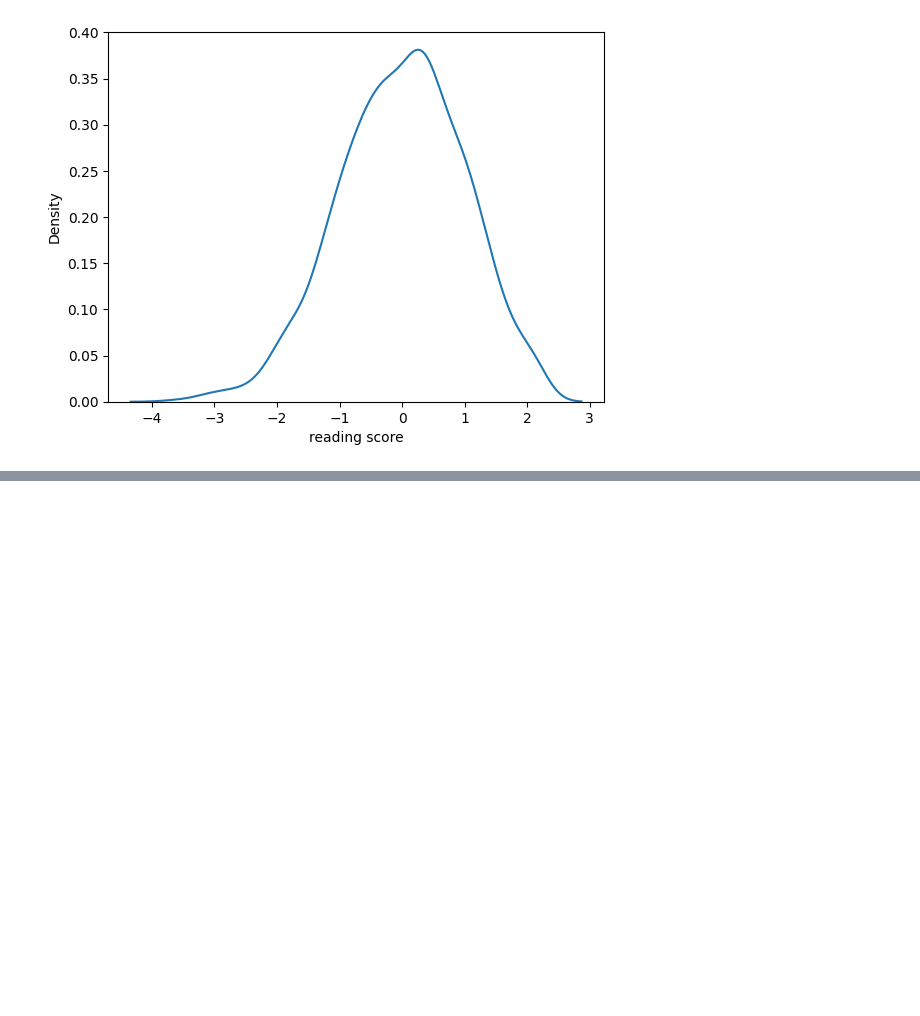
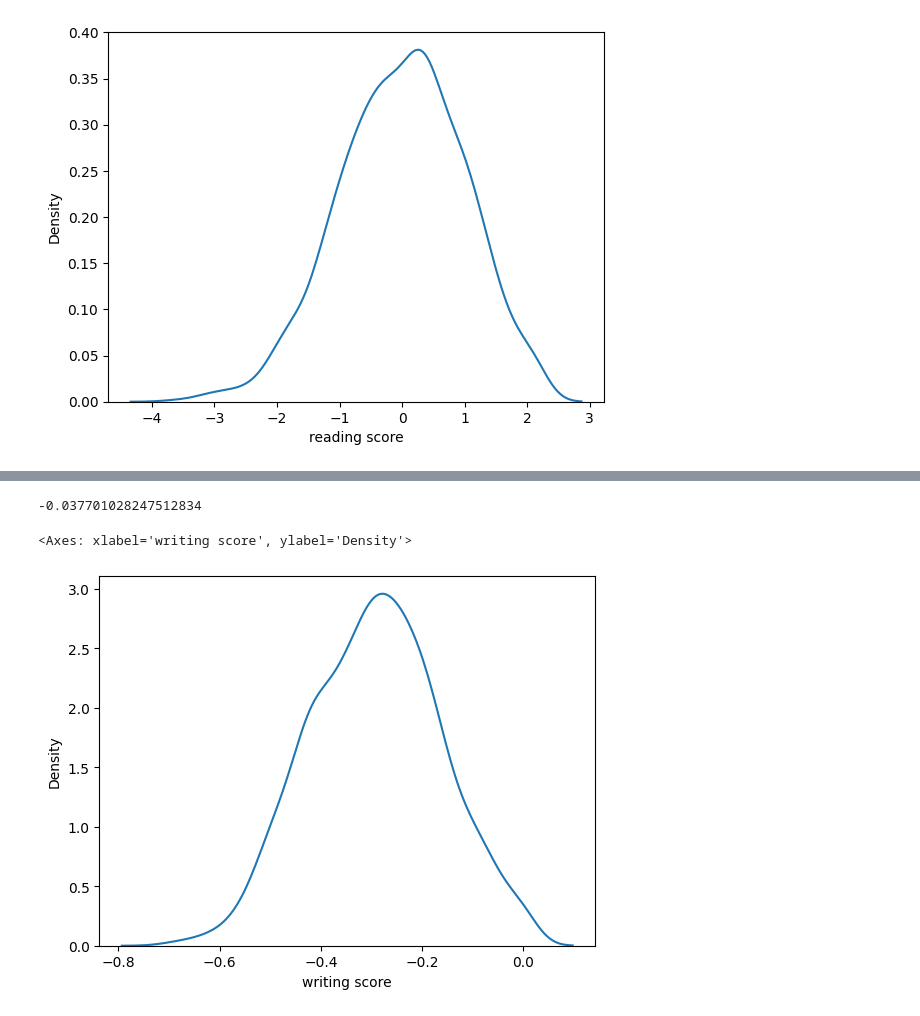
Before and after one commit to gaurav-750/Sixth_Sem_Assignments, a Jupyter notebook: DSBDA/Assignment_03.ipynb, the cells around one changed output, grey strips where cells are left out. Cells and saved outputs as stored; diff of their text form; code cells hidden in the pictures; blank space fills up the shorter version.

```diff
--- a/DSBDA/Assignment_03.ipynb
+++ b/DSBDA/Assignment_03.ipynb
@@ -234,0 +258,9 @@ sns.kdeplot(df['reading score'])
+# %%
+df['writing score'].skew()
+# %% [output]
+-0.037701028247512834
+# %%
+sns.kdeplot(df['writing score'])
+# %% [output]
+<Axes: xlabel='writing score', ylabel='Density'>
+[figure, added]
```
Also changed, not shown: parts of 3 cells of this notebook, 4 other files.
